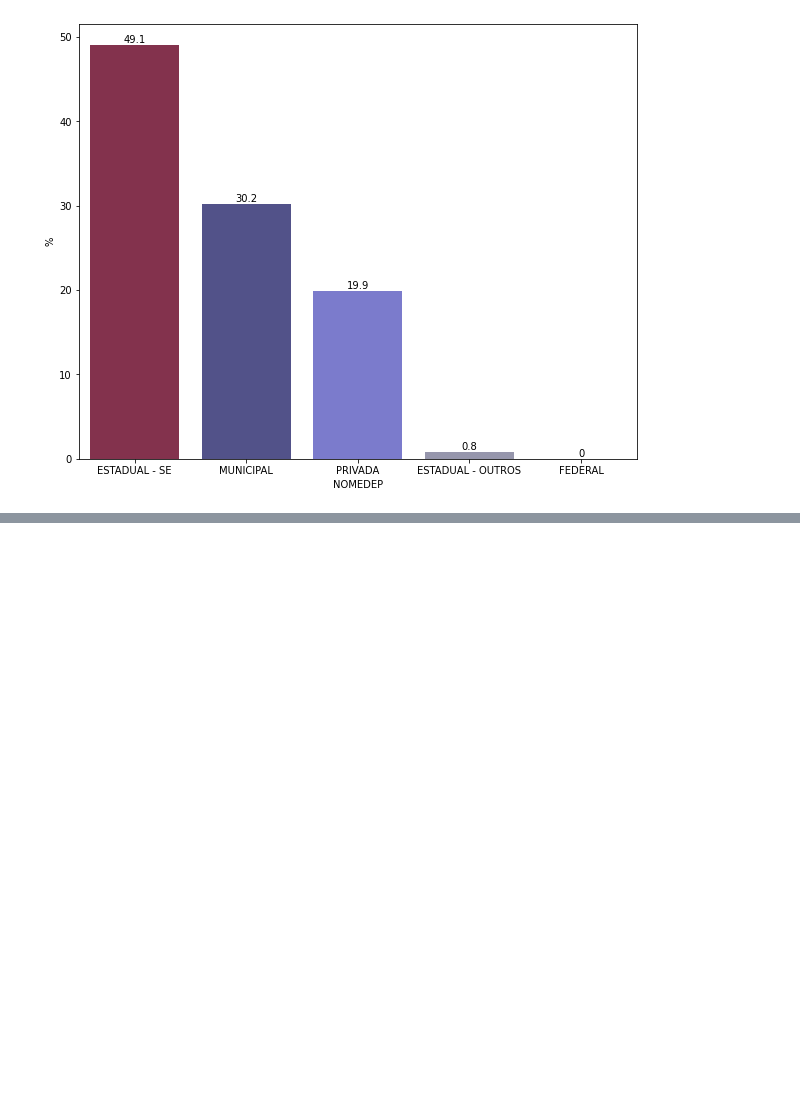
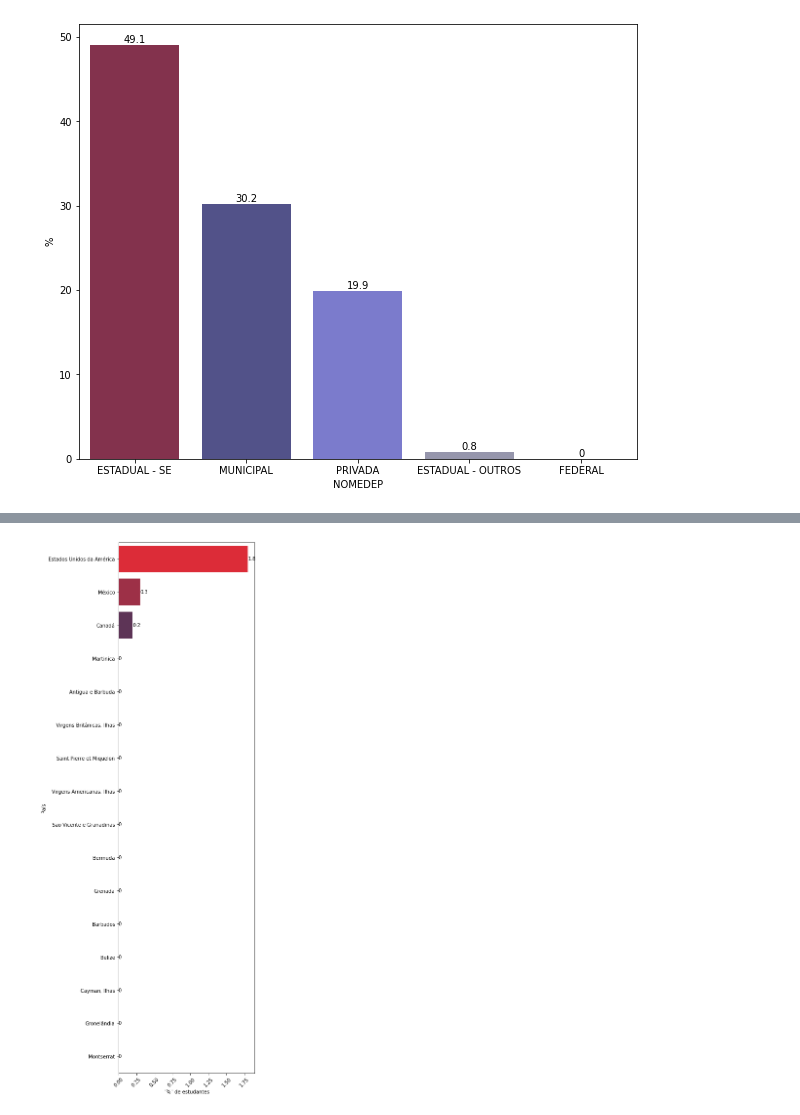
Before and after one commit to MirianGuerra/TCC, a Jupyter notebook: tcc.ipynb, the cells around one changed output, grey strips where cells are left out. Cells and saved outputs as stored; diff of their text form; code cells hidden in the pictures; blank space fills up the shorter version.

```diff
--- a/tcc.ipynb
+++ b/tcc.ipynb
@@ -294,0 +328,4 @@ EmptyDataError: No columns to parse from file
+# %%
+grafico_barras_horizontal(df_am_norte_pais,df_alunos_estrangeiros, 'DS_PAIS', 'QTD_ALUNOS', '"%" de estudantes', 'País')
+# %% [output]
+[figure, added]
```
Also changed, not shown: parts of 10 cells of this notebook.
